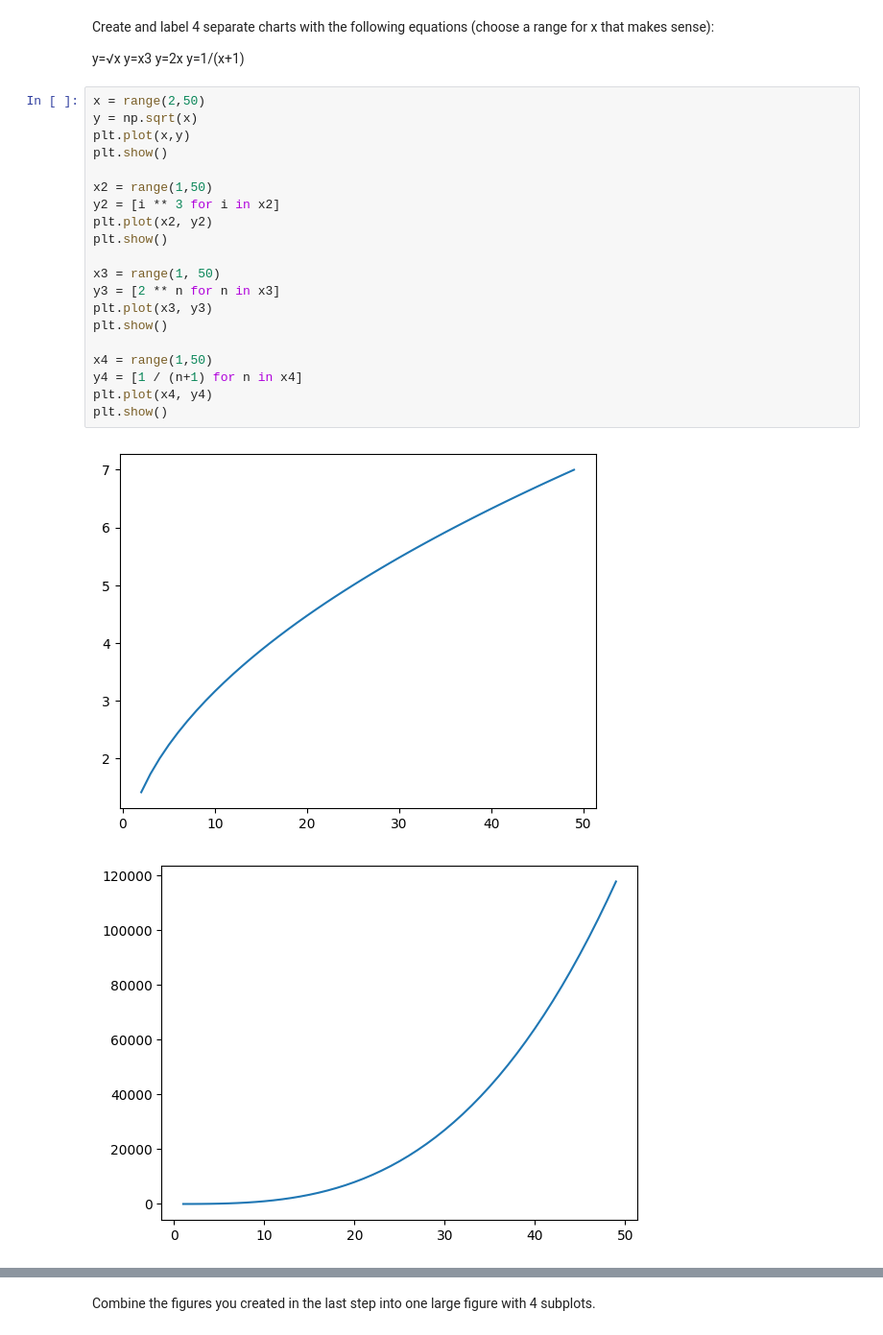
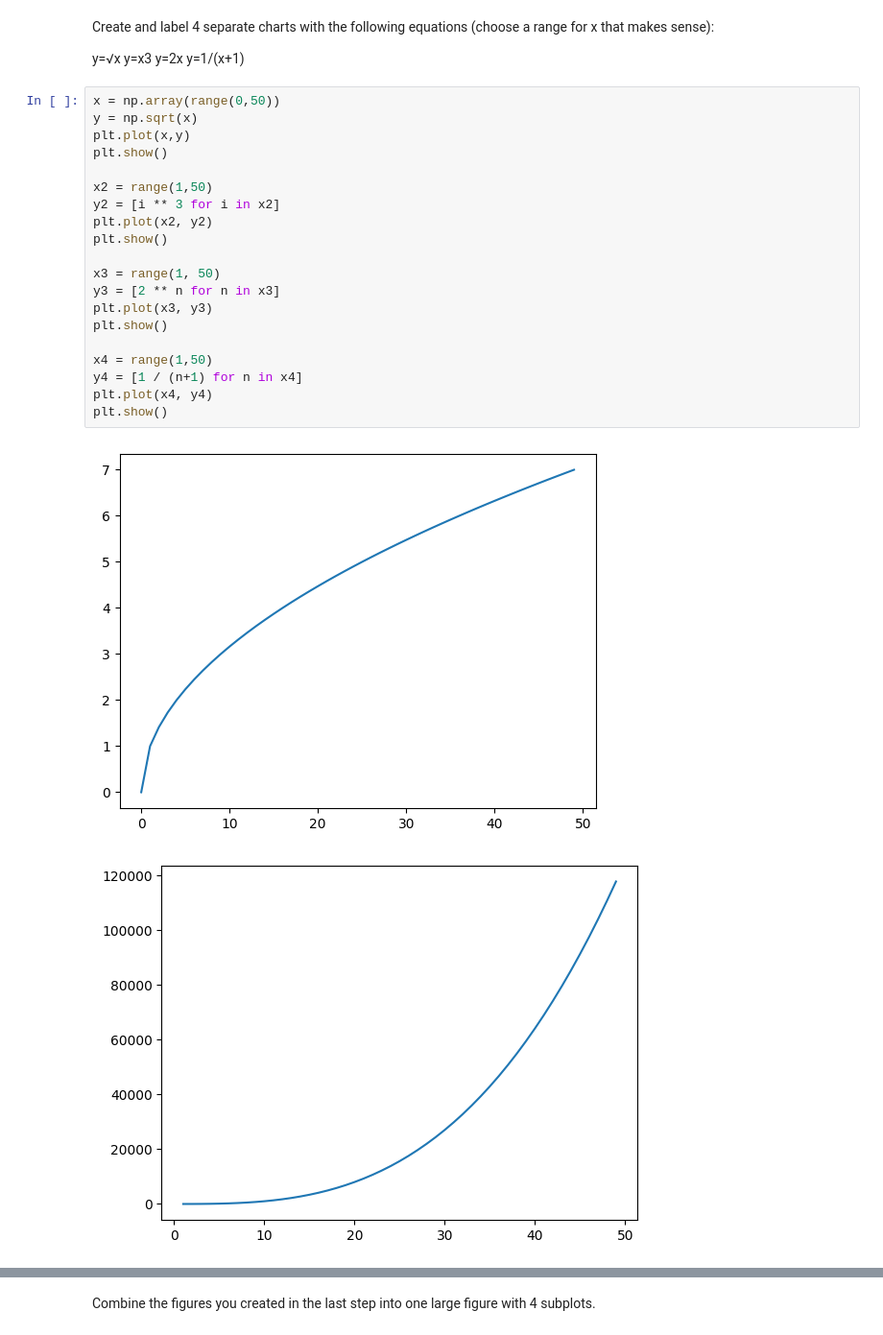
Before and after one commit to christopher-baez/ds-libraries-exercises, a Jupyter notebook: matplotlib_exercises.ipynb, the cells around one changed output, grey strips where cells are left out. Shown: that part at 96% size. Drawn from its saved outputs; the diff is of its cells as text.

```diff
--- a/matplotlib_exercises.ipynb
+++ b/matplotlib_exercises.ipynb
@@ -9,27 +9,27 @@ y=x3
 y=2x
 y=1/(x+1)
 # %%
-x = range(2,50)
+x = np.array(range(0,50))
 y = np.sqrt(x)
 plt.plot(x,y)
 plt.show()
 
 x2 = range(1,50)
 y2 = [i ** 3 for i in x2]
 plt.plot(x2, y2)
 plt.show()
 
 x3 = range(1, 50)
 y3 = [2 ** n for n in x3]
 plt.plot(x3, y3)
 plt.show()
 
 x4 = range(1,50)
 y4 = [1 / (n+1) for n in x4]
 plt.plot(x4, y4)
 plt.show()
 # %% [output]
-[figure, old version]
+[figure, new version]
 [figure]
 [figure]
 [figure]
```
Also changed, not shown: 2 other files.
